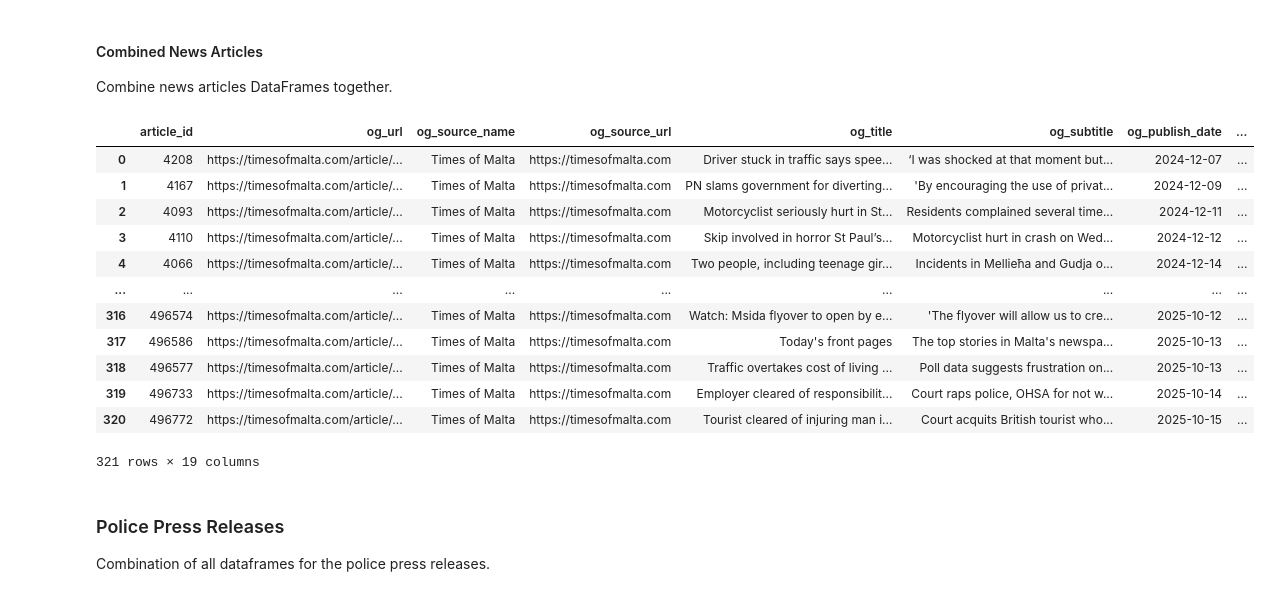
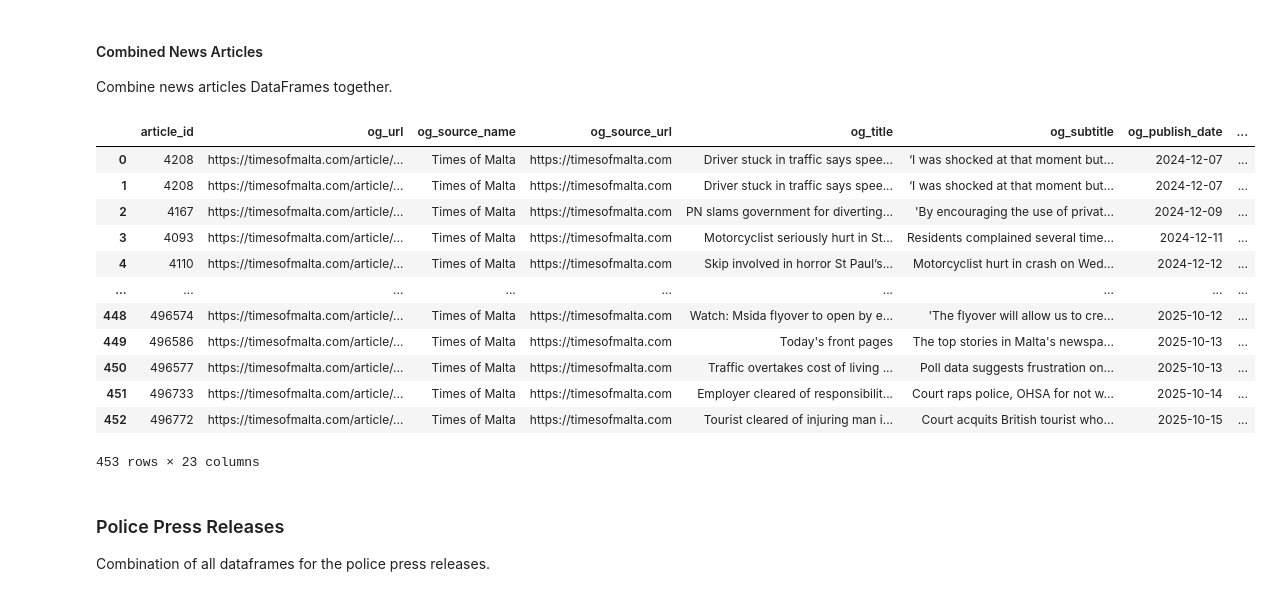
Before and after one commit to michael-vella/ics5110-assignment, a Jupyter notebook: notebooks/individual/michael_vella/combined_data_extraction.ipynb, the cells around one changed output. Cells and saved outputs as stored; diff of their text form; code cells hidden in the pictures.

```diff
--- a/notebooks/individual/michael_vella/combined_data_extraction.ipynb
+++ b/notebooks/individual/michael_vella/combined_data_extraction.ipynb
@@ -46,3 +49,8 @@ combined_press_releases_csv = f"{processed_data_folder_path}/combined_press_rele
+# %%
+def parse_llm_drivers(x):
+    if pd.isna(x) or x.strip() == "":
+        return []
+    return ast.literal_eval(x)
 # %% [markdown]
 ## Combine all DataFrames into one
 
@@ -170,7 +178,6 @@ llm_articles_df = (
         "number_injured": f"{llm_prefix}number_injured",
         "accident_severity": f"{llm_prefix}accident_severity",
         "drivers": f"{llm_prefix}drivers",
-        "drivers": f"{llm_prefix}drivers",
     })
 )
 
@@ -194,29 +201,46 @@ display(llm_articles_df)
 
 Combine news articles DataFrames together.
 # %%
-combined_articles_df = (
+joined_articles_df = (
     articles_df
     .merge(regex_dtime_articles_df, on="article_id", how="left")
     .merge(llm_articles_df, on="article_id", how="left")
 )
 
+joined_articles_df["llm_drivers"] = joined_articles_df["llm_drivers"].apply(parse_llm_drivers)
+exploded_articles_df = joined_articles_df.explode("llm_drivers", ignore_index=True)
+
+combined_articles_df = pd.concat(
+    [
+        exploded_articles_df.drop(columns=["llm_drivers"]),
+        pd.json_normalize(exploded_articles_df["llm_drivers"])
+    ],
+    axis=1
+).rename(columns={
+    "vehicle_type": f"{llm_prefix}_vehicle_type",
+    "vehicle_damage_severity": f"{llm_prefix}vehicle_damage_severity",
+    "driver_age": f"{llm_prefix}driver_age",
+    "driver_gender": f"{llm_prefix}driver_gender",
+    "is_victim": f"{llm_prefix}is_victim",
+})
+
 display(combined_articles_df)
 
 combined_articles_df.to_csv(combined_news_articles_csv)
 # %% [output]
 |  | article_id | og_url | og_source_name | og_source_url | og_title | og_subtitle | og_publish_date | ... |
 | 0 | 4208 | https://timesofmalta.com/article/... | Times of Malta | https://timesofmalta.com | Driver stuck in traffic says spee... | ‘I was shocked at that moment but... | 2024-12-07 | ... |
-| 1 | 4167 | https://timesofmalta.com/article/... | Times of Malta | https://timesofmalta.com | PN slams government for diverting... | 'By encouraging the use of privat... | 2024-12-09 | ... |
-| 2 | 4093 | https://timesofmalta.com/article/... | Times of Malta | https://timesofmalta.com | Motorcyclist seriously hurt in St... | Residents complained several time... | 2024-12-11 | ... |
-| 3 | 4110 | https://timesofmalta.com/article/... | Times of Malta | https://timesofmalta.com | Skip involved in horror St Paul’s... | Motorcyclist hurt in crash on Wed... | 2024-12-12 | ... |
-| 4 | 4066 | https://timesofmalta.com/article/... | Times of Malta | https://timesofmalta.com | Two people, including teenage gir... | Incidents in Mellieħa and Gudja o... | 2024-12-14 | ... |
+| 1 | 4208 | https://timesofmalta.com/article/... | Times of Malta | https://timesofmalta.com | Driver stuck in traffic says spee... | ‘I was shocked at that moment but... | 2024-12-07 | ... |
+| 2 | 4167 | https://timesofmalta.com/article/... | Times of Malta | https://timesofmalta.com | PN slams government for diverting... | 'By encouraging the use of privat... | 2024-12-09 | ... |
+| 3 | 4093 | https://timesofmalta.com/article/... | Times of Malta | https://timesofmalta.com | Motorcyclist seriously hurt in St... | Residents complained several time... | 2024-12-11 | ... |
+| 4 | 4110 | https://timesofmalta.com/article/... | Times of Malta | https://timesofmalta.com | Skip involved in horror St Paul’s... | Motorcyclist hurt in crash on Wed... | 2024-12-12 | ... |
 | ... | ... | ... | ... | ... | ... | ... | ... | ... |
-| 316 | 496574 | https://timesofmalta.com/article/... | Times of Malta | https://timesofmalta.com | Watch: Msida flyover to open by e... | 'The flyover will allow us to cre... | 2025-10-12 | ... |
-| 317 | 496586 | https://timesofmalta.com/article/... | Times of Malta | https://timesofmalta.com | Today's front pages | The top stories in Malta's newspa... | 2025-10-13 | ... |
-| 318 | 496577 | https://timesofmalta.com/article/... | Times of Malta | https://timesofmalta.com | Traffic overtakes cost of living ... | Poll data suggests frustration on... | 2025-10-13 | ... |
-| 319 | 496733 | https://timesofmalta.com/article/... | Times of Malta | https://timesofmalta.com | Employer cleared of responsibilit... | Court raps police, OHSA for not w... | 2025-10-14 | ... |
-| 320 | 496772 | https://timesofmalta.com/article/... | Times of Malta | https://timesofmalta.com | Tourist cleared of injuring man i... | Court acquits British tourist who... | 2025-10-15 | ... |
+| 448 | 496574 | https://timesofmalta.com/article/... | Times of Malta | https://timesofmalta.com | Watch: Msida flyover to open by e... | 'The flyover will allow us to cre... | 2025-10-12 | ... |
+| 449 | 496586 | https://timesofmalta.com/article/... | Times of Malta | https://timesofmalta.com | Today's front pages | The top stories in Malta's newspa... | 2025-10-13 | ... |
+| 450 | 496577 | https://timesofmalta.com/article/... | Times of Malta | https://timesofmalta.com | Traffic overtakes cost of living ... | Poll data suggests frustration on... | 2025-10-13 | ... |
+| 451 | 496733 | https://timesofmalta.com/article/... | Times of Malta | https://timesofmalta.com | Employer cleared of responsibilit... | Court raps police, OHSA for not w... | 2025-10-14 | ... |
+| 452 | 496772 | https://timesofmalta.com/article/... | Times of Malta | https://timesofmalta.com | Tourist cleared of injuring man i... | Court acquits British tourist who... | 2025-10-15 | ... |
-321 rows × 19 columns
+453 rows × 23 columns
 # %% [markdown]
 ### Police Press Releases
 
```
Also changed, not shown: parts of 5 cells of this notebook, 2 other files.
